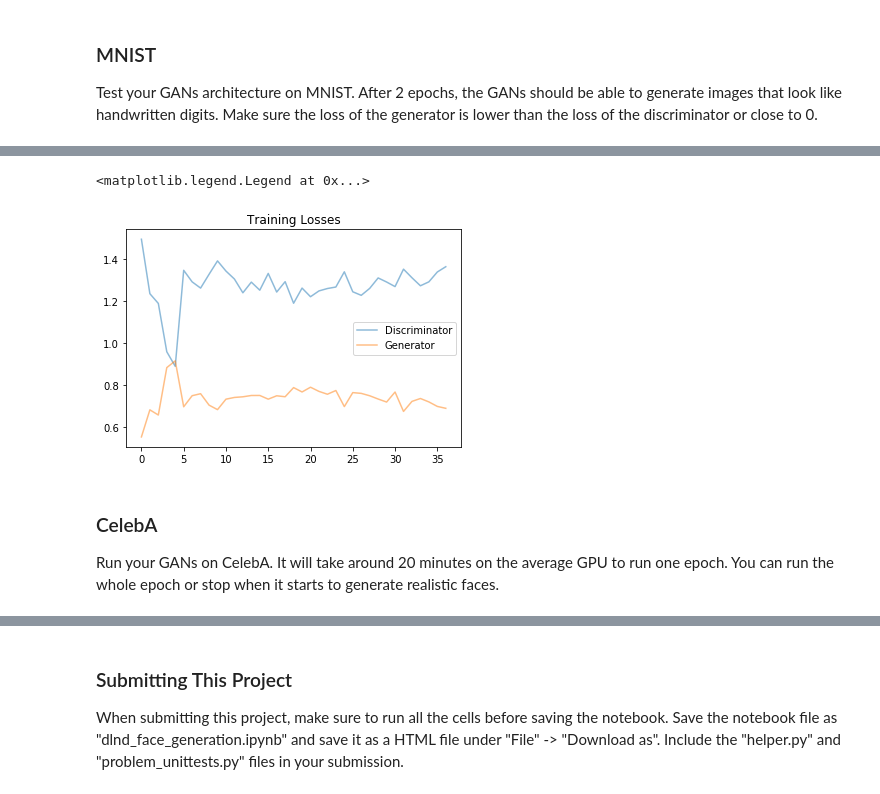
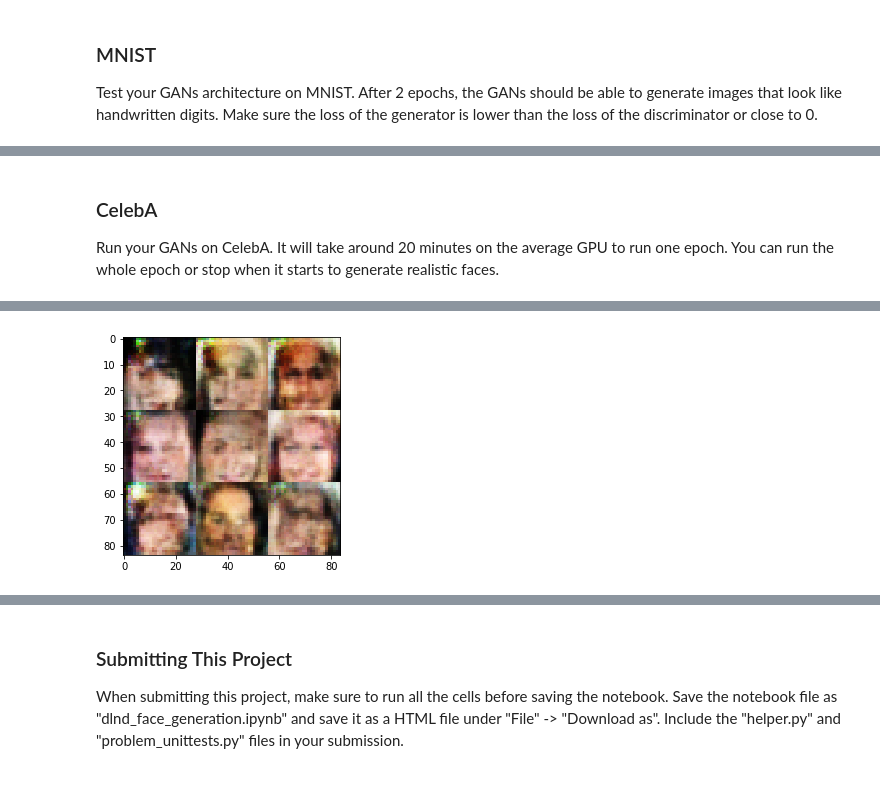
Before and after one commit to Steve--Hunter/deep-learning, a Jupyter notebook: face_generation/dlnd_face_generation-tests.ipynb, the cells around one changed output, grey strips where cells are left out. Cells and saved outputs as stored; diff of their text form; code cells hidden in the pictures.

```diff
--- a/face_generation/dlnd_face_generation-tests.ipynb
+++ b/face_generation/dlnd_face_generation-tests.ipynb
@@ -151,6 +151,7 @@ def discriminator(images, reuse=False, drop_rate=0.):
         # - No Leaky ReLU (creates artefacts)
         x1 = tf.layers.conv2d(images, 64, 5, strides=2, padding='same')
         relu1 = tf.maximum(x1 * alpha, x1)
+        relu1 = tf.layers.dropout(relu1, rate=drop_rate)
         # Layer 1 now 16x16x64
 
         # Build layer 2:
@@ -159,8 +160,8 @@ def discriminator(images, reuse=False, drop_rate=0.):
         # - Leaky ReLU
         x2 = tf.layers.conv2d(relu1, 128, 5, strides=2, padding='same')
         x2 = tf.layers.batch_normalization(x2, training=True)
+        x2 = tf.maximum(x2 * alpha, x2)
         x2 = tf.layers.dropout(x2, rate=drop_rate)
-        x2 = tf.maximum(x2 * alpha, x2)
         # Layer 2 now 8x8x64
 
         # Build layer 3:
@@ -480,9 +466,6 @@ plt.plot(losses.T[0], label='Discriminator', alpha=0.5)
 plt.plot(losses.T[1], label='Generator', alpha=0.5)
 plt.title("Training Losses")
 plt.legend()
-# %% [output]
-<matplotlib.legend.Legend at 0x...>
-[figure, removed]
 # %% [markdown]
 ### CelebA
 Run your GANs on CelebA.  It will take around 20 minutes on the average GPU to run one epoch.  You can run the whole epoch or stop when it starts to generate realistic faces.
@@ -499,7 +482,7 @@ epochs = 1
 
 celeba_dataset = helper.Dataset('celeba', glob(os.path.join(data_dir, 'img_align_celeba/*.jpg')))
 with tf.Graph().as_default():
-    train(epochs, batch_size, z_dim, learning_rate, beta1, celeba_dataset.get_batches,
+    losses = train(epochs, batch_size, z_dim, learning_rate, beta1, celeba_dataset.get_batches,
           celeba_dataset.shape, celeba_dataset.image_mode)
 # %% [output]
 Training model
@@ -509,0 +505 @@ Epoch 1/1... Count: 150: Discriminator Loss: 1.5357... Generator Loss: 0.5045
+[figure, added]
```
Also changed, not shown: parts of 4 cells of this notebook, 3 other files.
